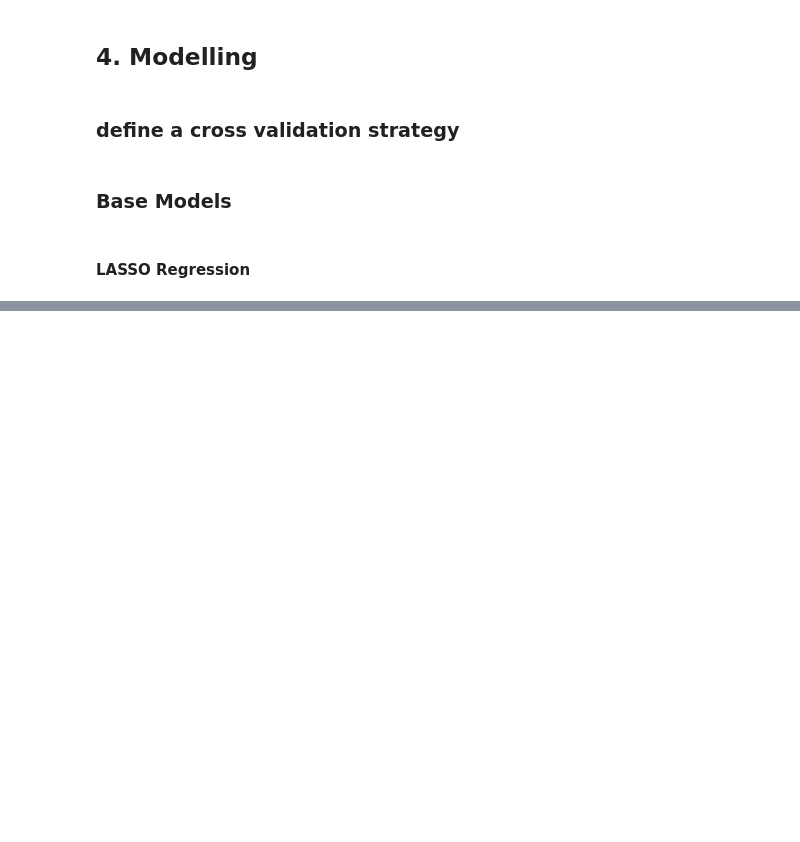
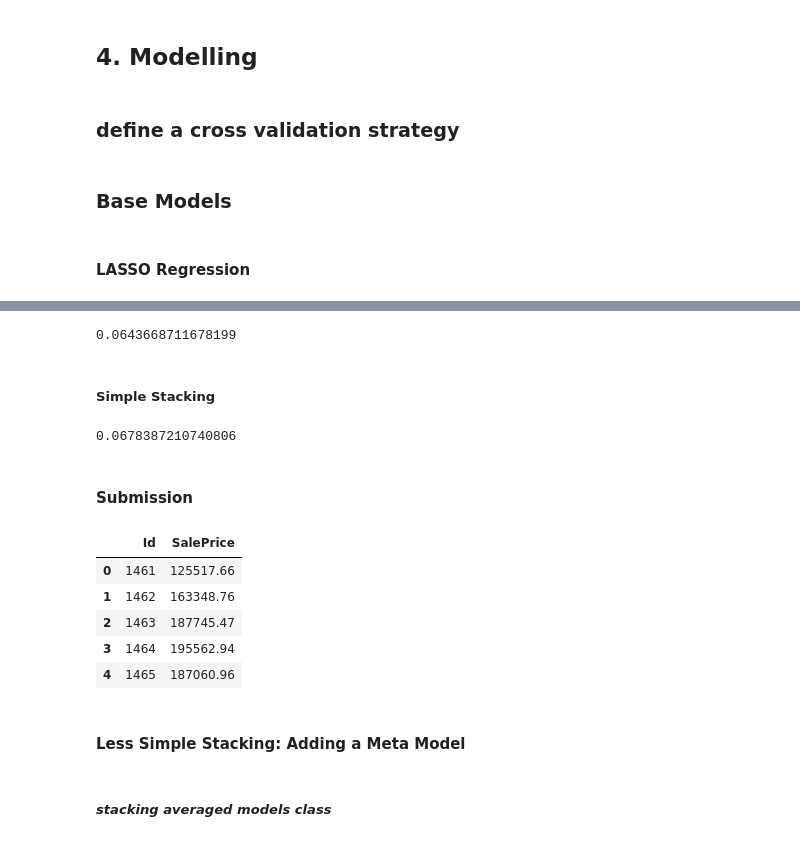
Before and after one commit to PengInGitHub/catboost, a Jupyter notebook: regression_house_price.ipynb, the cells around one changed output, grey strips where cells are left out. Cells and saved outputs as stored; diff of their text form; code cells hidden in the pictures; blank space fills up the shorter version.

Commit message:
add ensemble learning models

```diff
--- a/regression_house_price.ipynb
+++ b/regression_house_price.ipynb
@@ -456,0 +565,5 @@ from sklearn.pipeline import make_pipeline
+# %%
+# the simplest stacking approach
+averaged_models = AveragingClass(models = (ENet, GBoost, KRR, Lasso))
+score = rmsle_cv(averaged_models)
+print(" Averaged base models score: {:.4f} ({:.4f})\n".format(score.mean(), score.std()))
@@ -456,0 +579,5 @@ from sklearn.pipeline import make_pipeline
+# %%
+averaged_models.fit(train, y_train)
+avg_train_pred = averaged_models.predict(train)
+avg_pred = np.expm1(averaged_models.predict(test))
+print(rmsle(y_train, avg_train_pred))
@@ -456,0 +588,5 @@ from sklearn.pipeline import make_pipeline
+# %%
+XGB.fit(train, y_train)
+xgb_train_pred = XGB.predict(train)
+xgb_pred = np.expm1(XGB.predict(test))
+print(rmsle(y_train, xgb_train_pred))
@@ -456,0 +597,15 @@ from sklearn.pipeline import make_pipeline
+# %%
+LGB.fit(train, y_train)
+lgb_train_pred = LGB.predict(train)
+lgb_pred = np.expm1(LGB.predict(test))
+print(rmsle(y_train, lgb_train_pred))
+# %% [output]
+0.0643668711678199
+# %% [markdown]
+##### Simple Stacking
+# %%
+print(rmsle(y_train, xgb_train_pred*0.3 + lgb_train_pred*0.7))
+# %% [output]
+0.0678387210740806
+# %% [markdown]
+#### Submission
@@ -456,0 +618,19 @@ from sklearn.pipeline import make_pipeline
+# %%
+sub = pd.DataFrame()
+sub['Id'] = test_ID
+sub['SalePrice'] = lgb_pred*0.5 + avg_pred*0.5
+sub.to_csv('Submission.csv', index=False)
+sub.shape # (1459, 2)
+# scored  0.11839 - 757
+sub.head()
+# %% [output]
+|  | Id | SalePrice |
+| 0 | 1461 | 125517.66 |
+| 1 | 1462 | 163348.76 |
+| 2 | 1463 | 187745.47 |
+| 3 | 1464 | 195562.94 |
+| 4 | 1465 | 187060.96 |
+# %% [markdown]
+#### Less Simple Stacking: Adding a Meta Model
+# %% [markdown]
+##### *stacking averaged models class*
```
Also changed, not shown: parts of 39 cells of this notebook.
